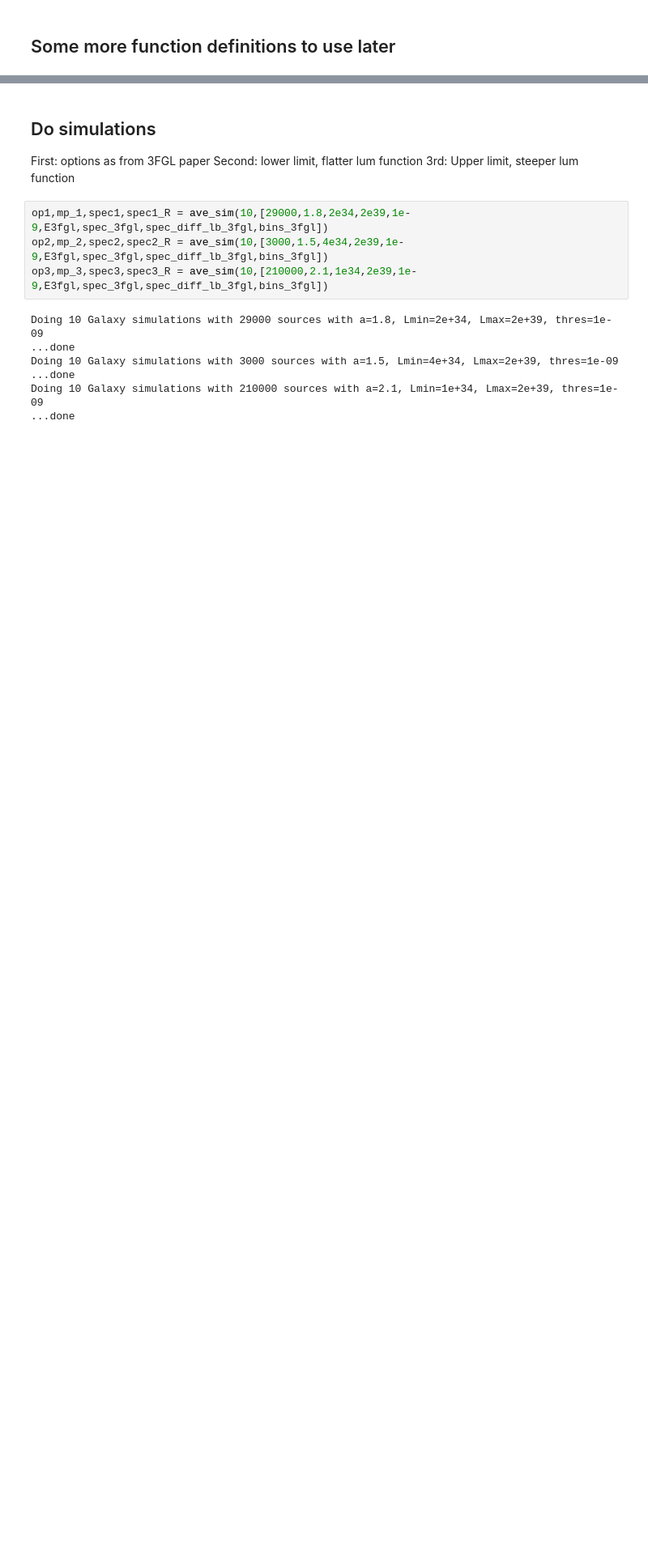
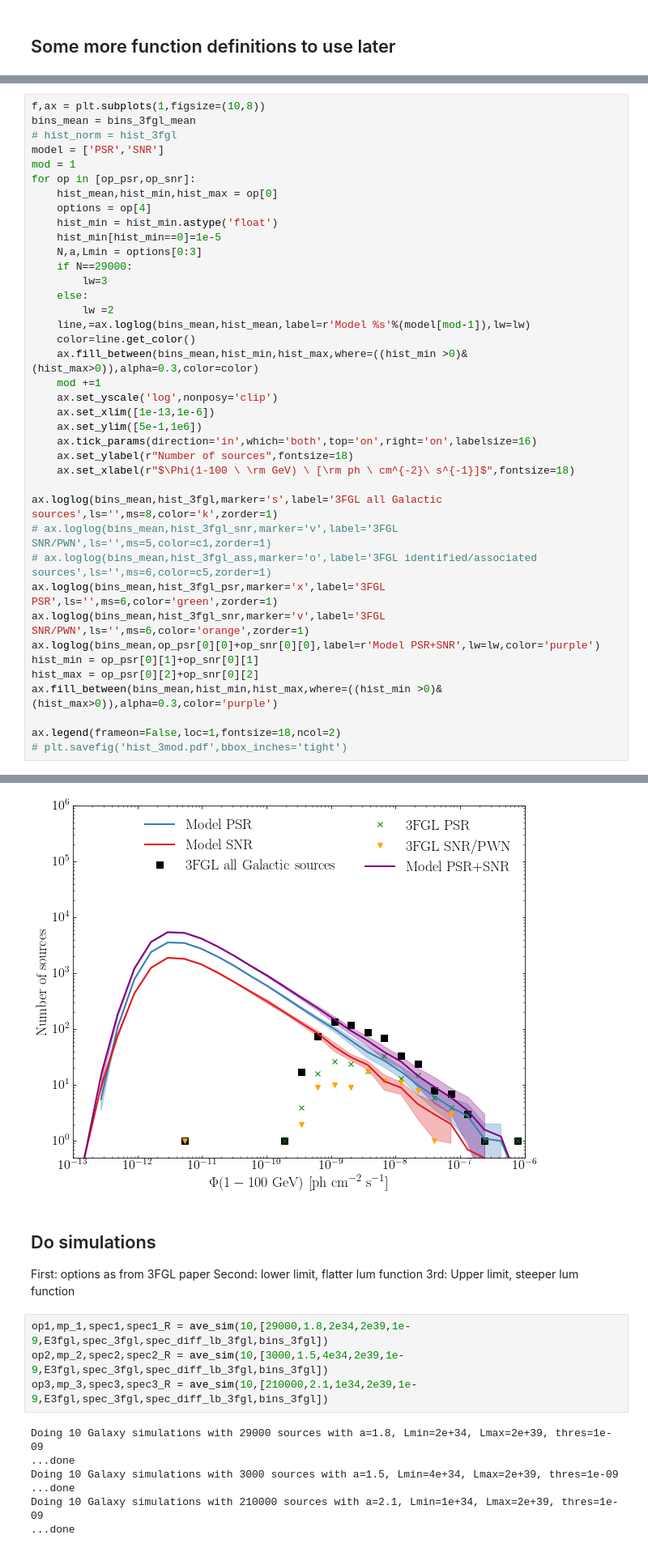
Before and after one commit to martp91/y-rays-UPS, a Jupyter notebook: sim_UPS.ipynb, the cells around one changed output, grey strips where cells are left out. Shown at 81% size. Cells and saved outputs as stored; diff of their text form; blank space fills up the shorter version.

```diff
--- a/sim_UPS.ipynb
+++ b/sim_UPS.ipynb
@@ -358,0 +373,40 @@ def plot_lb_profile(ops,save=False,fhl=False):
+# %%
+f,ax = plt.subplots(1,figsize=(10,8))
+bins_mean = bins_3fgl_mean
+# hist_norm = hist_3fgl
+model = ['PSR','SNR']
+mod = 1
+for op in [op_psr,op_snr]:
+    hist_mean,hist_min,hist_max = op[0]
+    options = op[4]
+    hist_min = hist_min.astype('float')
+    hist_min[hist_min==0]=1e-5
+    N,a,Lmin = options[0:3]
+    if N==29000:
+        lw=3
+    else:
+        lw =2
+    line,=ax.loglog(bins_mean,hist_mean,label=r'Model %s'%(model[mod-1]),lw=lw)
+    color=line.get_color()
+    ax.fill_between(bins_mean,hist_min,hist_max,where=((hist_min >0)&(hist_max>0)),alpha=0.3,color=color)
+    mod +=1
+    ax.set_yscale('log',nonposy='clip')
+    ax.set_xlim([1e-13,1e-6])
+    ax.set_ylim([5e-1,1e6])
+    ax.tick_params(direction='in',which='both',top='on',right='on',labelsize=16)
+    ax.set_ylabel(r"Number of sources",fontsize=18)
+    ax.set_xlabel(r"$\Phi(1-100 \ \rm GeV) \ [\rm ph \ cm^{-2}\ s^{-1}]$",fontsize=18)
+
+ax.loglog(bins_mean,hist_3fgl,marker='s',label='3FGL all Galactic sources',ls='',ms=8,color='k',zorder=1)
+# ax.loglog(bins_mean,hist_3fgl_snr,marker='v',label='3FGL SNR/PWN',ls='',ms=5,color=c1,zorder=1)
+# ax.loglog(bins_mean,hist_3fgl_ass,marker='o',label='3FGL identified/associated sources',ls='',ms=6,color=c5,zorder=1)
+ax.loglog(bins_mean,hist_3fgl_psr,marker='x',label='3FGL PSR',ls='',ms=6,color='green',zorder=1)
+ax.loglog(bins_mean,hist_3fgl_snr,marker='v',label='3FGL SNR/PWN',ls='',ms=6,color='orange',zorder=1)
+ax.loglog(bins_mean,op_psr[0][0]+op_snr[0][0],label=r'Model PSR+SNR',lw=lw,color='purple')
+hist_min = op_psr[0][1]+op_snr[0][1]
+hist_max = op_psr[0][2]+op_snr[0][2]
+ax.fill_between(bins_mean,hist_min,hist_max,where=((hist_min >0)&(hist_max>0)),alpha=0.3,color='purple')
+
+ax.legend(frameon=False,loc=1,fontsize=18,ncol=2)
+# plt.savefig('hist_3mod.pdf',bbox_inches='tight')
+# %% [output]
@@ -359,3 +414,4 @@ def plot_lb_profile(ops,save=False,fhl=False):
+[figure, added]
 # %% [markdown]
 ## Do simulations
 First: options as from 3FGL paper
```
Also changed, not shown: parts of 6 cells of this notebook.
